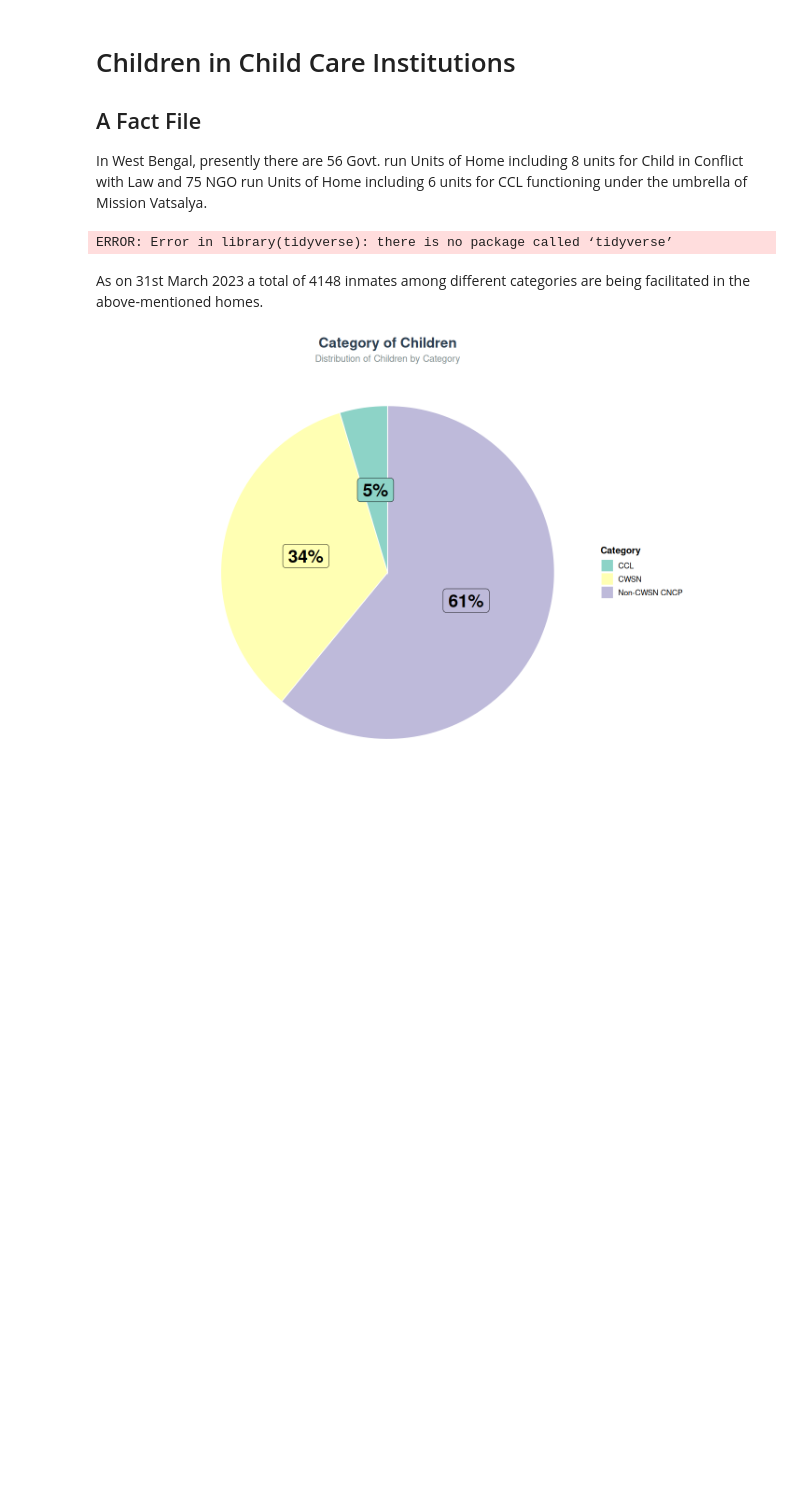
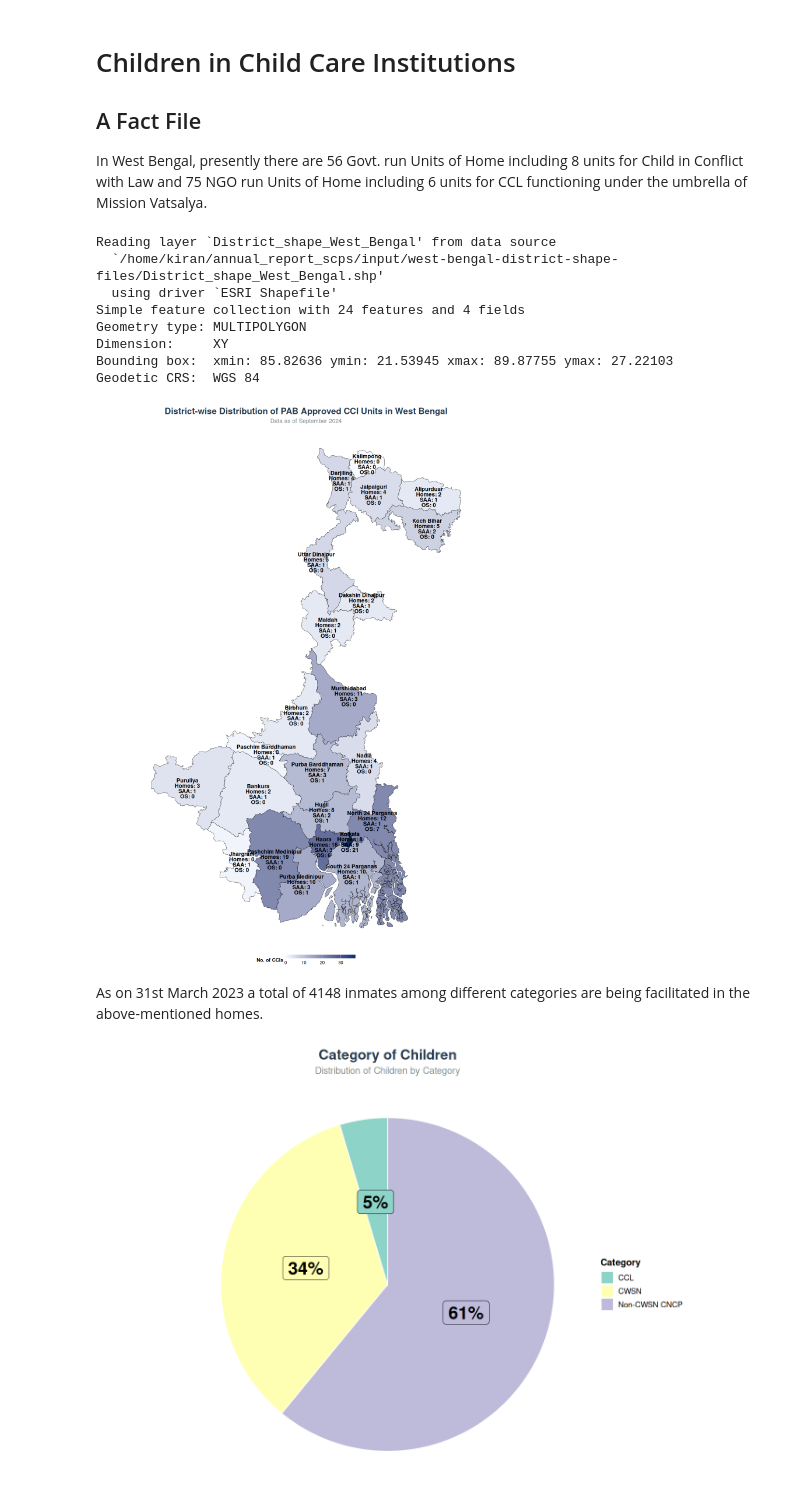
Before and after one commit to kiran86/annual_report_scps, a Jupyter notebook: scripts/children-in-ccis-of-wb-a-fact-file.ipynb, the cells around one changed output. Saved outputs shown, nothing was run; the diff lists cells and outputs as text; code cells hidden in the pictures; blank space fills up the shorter version.

```diff
--- a/scripts/children-in-ccis-of-wb-a-fact-file.ipynb
+++ b/scripts/children-in-ccis-of-wb-a-fact-file.ipynb
@@ -37,22 +19,11 @@ ERROR: Error in library(pkg, character.only = TRUE): there is no package called
 
 In West Bengal, presently there are 56 Govt. run Units of Home including 8 units for Child in Conflict with Law and 75 NGO run Units of Home including 6 units for CCL functioning under the umbrella of Mission Vatsalya.
 # %%
-# Load necessary libraries
-library(tidyverse)
-library(sf)
-library(ggplot2)
-library(readxl)
-library(dplyr)
-library(ggrepel)
-library(scales)
-
 # Data file path
 data_file <- "../input/children-in-cci/2024-09-22_Data.xlsx"
 
 # Map file path
-shp_file <- "../input
-              /west-bengal-district-shape-files
-              /District_shape_West_Bengal.shp"
+shp_file <- "../input/west-bengal-district-shape-files/District_shape_West_Bengal.shp"
 
 # Read the Excel file (assuming the file is in the working directory)
 df_cci_count <- read_excel(data_file, sheet = "CCI_Count")
@@ -98,34 +69,42 @@ ggplot(data = merged_projected) +
   scale_fill_gradient(
     low = "#f7fbff",
     high = "#08306b",
     name = "No. of CCIs",
     guide = guide_colorbar(barwidth = 10, barheight = 0.5)
   ) +
   theme_void() +
   theme(
     plot.background = element_rect(fill = "white", color = NA),
     panel.background = element_rect(fill = "white", color = NA),
     legend.position = "bottom",
     legend.title = element_text(size = 10, face = "bold"),
     legend.text = element_text(size = 9),
     plot.title = element_text(
       hjust = 0.5,
       size = 18,
       face = "bold",
       color = "#2c3e50"
     ),
     plot.subtitle = element_text(hjust = 0.5, size = 12, color = "#7f8c8d"),
   ) +
   labs(
     title = "District-wise Distribution of PAB Approved CCI Units in West Bengal",
     subtitle = "Data as of September 2024",
     fill = "No. of CCIs"
   )
 
 # Print the map
 # ggsave("district_wise_cci_map_R.png", width = 8.27, height = 11.69, dpi = 300)
 # %% [output]
-ERROR: Error in library(tidyverse): there is no package called ‘tidyverse’
+Reading layer `District_shape_West_Bengal' from data source
+  `/home/kiran/annual_report_scps/input/west-bengal-district-shape-files/District_shape_West_Bengal.shp'
+  using driver `ESRI Shapefile'
+Simple feature collection with 24 features and 4 fields
+Geometry type: MULTIPOLYGON
+Dimension:     XY
+Bounding box:  xmin: 85.82636 ymin: 21.53945 xmax: 89.87755 ymax: 27.22103
+Geodetic CRS:  WGS 84
+[figure, added]
 # %% [markdown]
 As on 31st March 2023 a total of 4148 inmates among different categories are being facilitated in the above-mentioned homes.
 # %%
```
Also changed, not shown: parts of 2 cells of this notebook, 1 other file.
